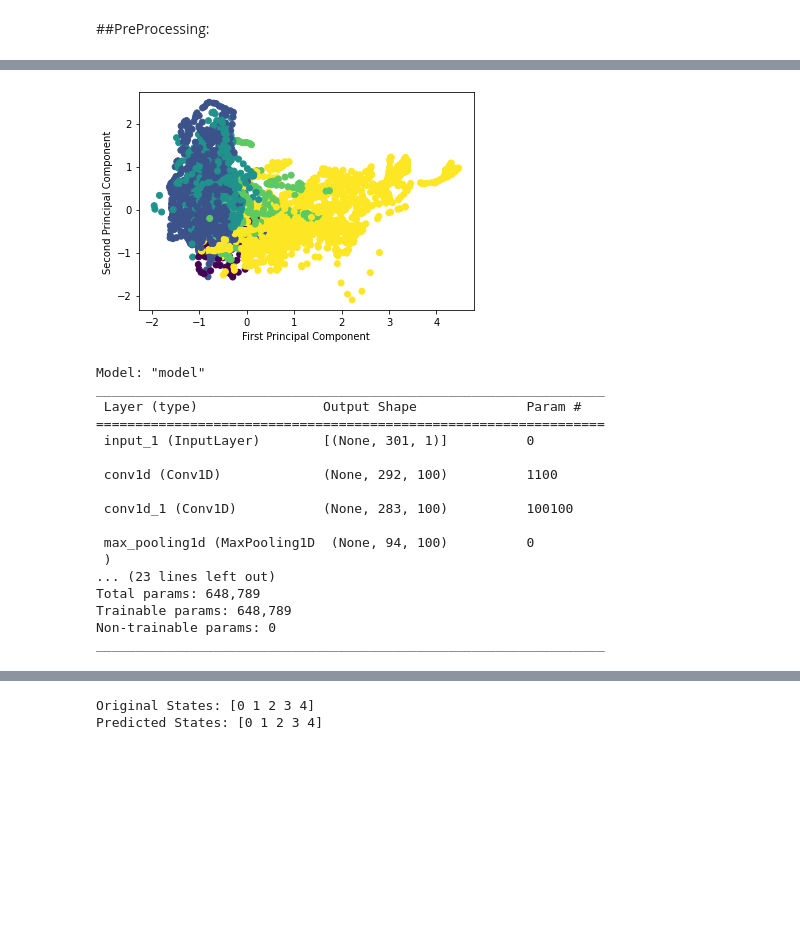
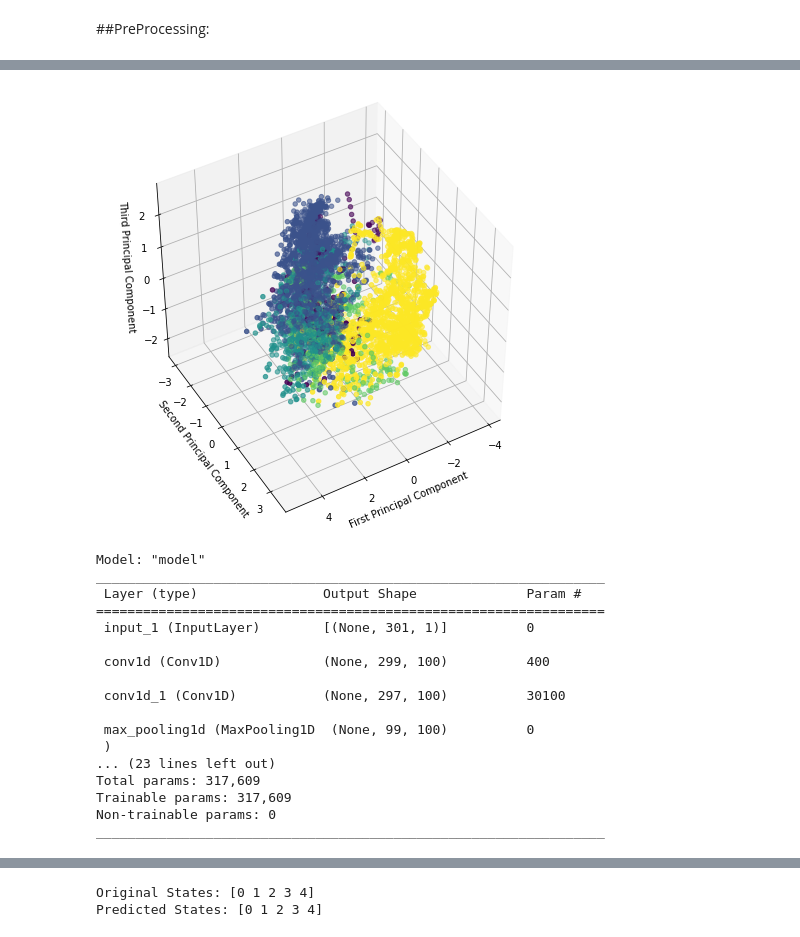
Before and after one commit to Barryjuait/Barryjuait, a Jupyter notebook: Dysk_MLP.ipynb, the cells around one changed output, grey strips where cells are left out. Drawn from its saved outputs; the diff is of its cells as text; code cells hidden in the pictures; blank space fills up the shorter version.

```diff
--- a/Dysk_MLP.ipynb
+++ b/Dysk_MLP.ipynb
@@ -94,0 +98,19 @@ df.reset_index(drop = True, inplace = True);
+# %%
+fig, ax = plt.subplots(1,4,figsize = (15,6), sharey = True);
+
+faxis = np.arange(0, 150.5, 0.5);
+for ix in range(4):
+  a = df.loc[y == ix,'x0':'x150'];
+  a.columns = faxis;
+  a = a.reset_index();
+
+  melted = a.melt(id_vars='index', var_name='faxis', value_name='power_spectra').sort_index('index')
+  melted.rename(columns={'index':'bindex'}, inplace=True);
+  melted.faxis = melted.faxis.astype('category');
+  melted.sort_values('bindex', inplace = True)
+
+  sns.lineplot(data = melted, x = 'faxis', y = 'power_spectra', ax = ax[ix])
+  ax[ix].set_xlabel('Frequency [Hz]')
+  ax[ix].set_ylabel('Power');
+  ax[ix].grid();
+plt.show();
@@ -106,7 +130,9 @@ for ix in range(dim[1]):
 
 scaler = MinMaxScaler();
 dummy = df.iloc[:, range(len(labels))];
-X = scaler.fit_transform(dummy)
+result = scaler.fit_transform(dummy.T)
+X = result.T;
+
 
 #Save scaler:
 fileoutScaler = 'scaler_model.sav';
@@ -114,33 +161,39 @@ joblib.dump(scaler, 'models/' + fileoutScaler);
 # %%
 #Check how does the data looks like:
 
 import numpy as np
 
 # Initialize PCA
 pca = PCA()
 
 # Fit the PCA model to the data
 pca.fit(X)
 
 # Calculate the cumulative explained variance
 cumulative_explained_variance = np.cumsum(pca.explained_variance_ratio_)
 
 # Find the number of components needed to explain at least 80% of the variance
 n_components = np.argmax(cumulative_explained_variance >= 0.8) + 1
 
 # Update the PCA model with the number of components needed to explain at least 80% of the variance
 pca = PCA(n_components=n_components)
 pca.fit(X)
 
 # Perform dimensionality reduction on the data
 X_reduced = pca.transform(X)
 
-plt.scatter(X_reduced[:,0], X_reduced[:,1], c = y);
-plt.xlabel("First Principal Component")
-plt.ylabel("Second Principal Component")
+fig = plt.figure(figsize = (8,8))
+ax = fig.add_subplot(projection='3d');
+
+ax.scatter(X_reduced[:,0], X_reduced[:,1], X_reduced[:,2], c = y);
+ax.set_xlabel("First Principal Component")
+ax.set_ylabel("Second Principal Component")
+ax.set_zlabel("Third Principal Component")
+ax.view_init(45, 60);
+
 plt.show()
 # %% [output]
-[figure, old version]
+[figure, new version]
 # %%
 num_features = len(labels);
 bStates = np.unique(y);
@@ -148,11 +201,11 @@ num_classes = len(bStates);
 
 # Define the model
 input_layer = Input(shape=(num_features, 1), dtype = 'float32')  # shape of input data
-conv_layer1 = Conv1D(filters=100, kernel_size= 10, activation='relu')(input_layer)
-conv_layer2 = Conv1D(filters=100, kernel_size= 10, activation='relu')(conv_layer1)
+conv_layer1 = Conv1D(filters=100, kernel_size= 3, activation='relu')(input_layer)
+conv_layer2 = Conv1D(filters=100, kernel_size= 3, activation='relu')(conv_layer1)
 pool_layer1 = MaxPooling1D(pool_size=3)(conv_layer2)
-conv_layer3 = Conv1D(filters=160, kernel_size= 10, activation='relu')(pool_layer1)
-conv_layer4 = Conv1D(filters=160, kernel_size= 10, activation='relu')(conv_layer3)
+conv_layer3 = Conv1D(filters=160, kernel_size= 3, activation='relu')(pool_layer1)
+conv_layer4 = Conv1D(filters=160, kernel_size= 3, activation='relu')(conv_layer3)
 pool_layer2 = AveragePooling1D(pool_size=3)(conv_layer4)
 dropout_layer1 = Dropout(0.5)(pool_layer2)
 flatten_layer = Flatten()(dropout_layer1)
@@ -173,15 +226,15 @@ _________________________________________________________________
 =================================================================
  input_1 (InputLayer)        [(None, 301, 1)]          0
 
- conv1d (Conv1D)             (None, 292, 100)          1100
+ conv1d (Conv1D)             (None, 299, 100)          400
 
- conv1d_1 (Conv1D)           (None, 283, 100)          100100
+ conv1d_1 (Conv1D)           (None, 297, 100)          30100
 
- max_pooling1d (MaxPooling1D  (None, 94, 100)          0
+ max_pooling1d (MaxPooling1D  (None, 99, 100)          0
  )
 ... (23 lines left out)
-Total params: 648,789
-Trainable params: 648,789
+Total params: 317,609
+Trainable params: 317,609
 Non-trainable params: 0
 _________________________________________________________________
 # %%
```
Also changed, not shown: parts of 16 cells of this notebook.
